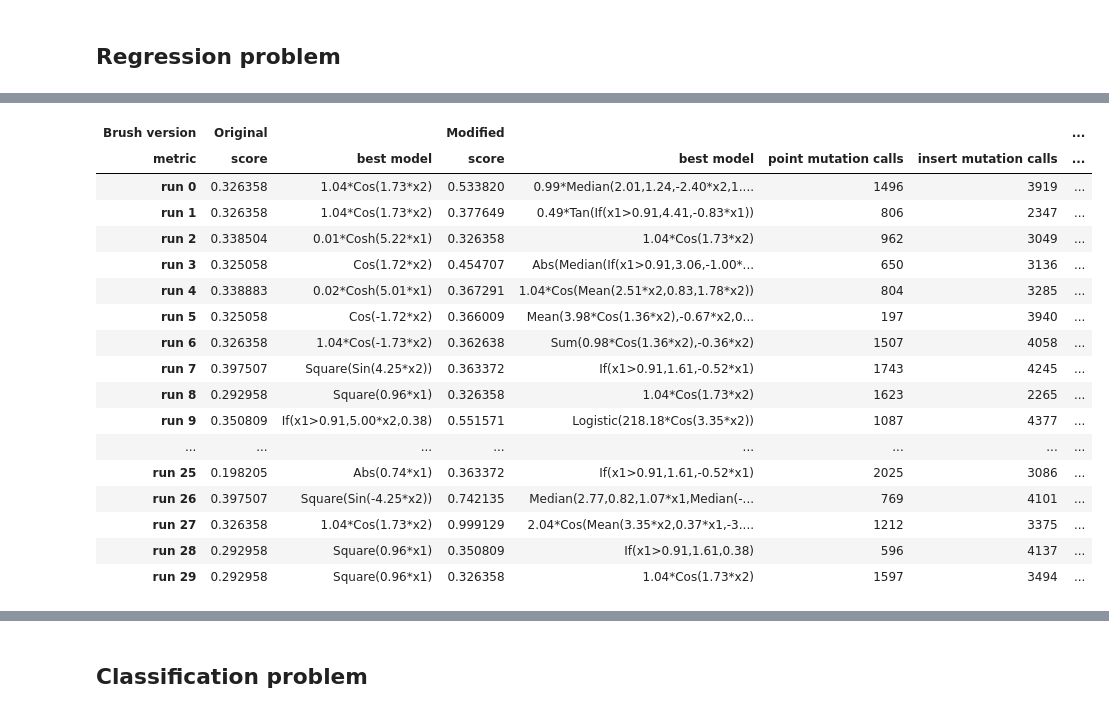
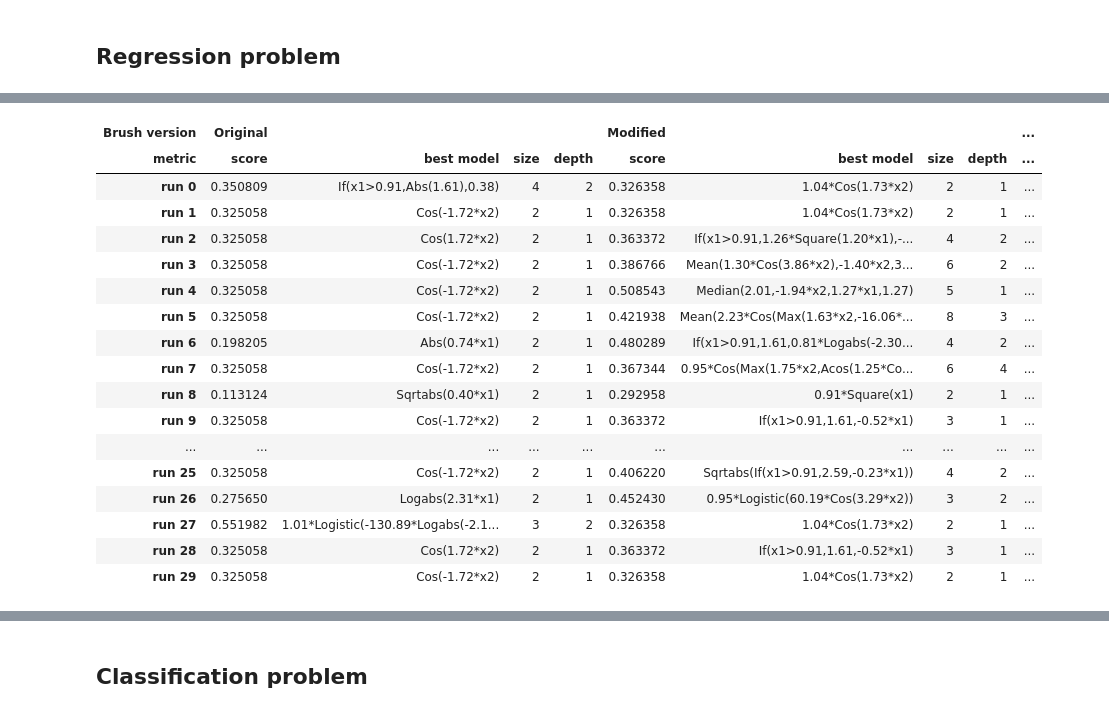
Before and after one commit to cavalab/brush, a Jupyter notebook: src/brush/D_TS_experiments.ipynb, the cells around one changed output, grey strips where cells are left out. Drawn from its saved outputs; the diff is of its cells as text; code cells hidden in the pictures.

```diff
--- a/src/brush/D_TS_experiments.ipynb
+++ b/src/brush/D_TS_experiments.ipynb
@@ -281,7 +311,6 @@ class BrushRegressorMod(BrushEstimatorMod, RegressorMixin):
 # %%
 # This is needed to avoid racing conditions (https://deap.readthedocs.io/en/master/tutorials/basic/part4.html)
 if __name__ == '__main__':
-    import pandas as pd
     from brush import BrushRegressor
 
     import warnings
@@ -300,16 +329,19 @@ if __name__ == '__main__':
     y = data['target']
 
     kwargs = {
-        'pop_size'  : 200,
-        'max_gen'   : 40,
+        'verbosity' : False,
+        'pop_size'  : 100,
+        'max_gen'   : 100,
         'max_depth' : 10,
         'max_size'  : 20,
         'mutation_options' : {"point":0.25, "insert": 0.25, "delete":  0.25, "toggle_weight": 0.25}
     }
 
-    df = pd.DataFrame(columns=pd.MultiIndex.from_tuples(
+    results = pd.DataFrame(columns=pd.MultiIndex.from_tuples(
         [('Original', 'score'), ('Original', 'best model'),
+         ('Original', 'size'),  ('Original', 'depth'),
          ('Modified', 'score'), ('Modified', 'best model'),
+         ('Modified', 'size'),  ('Modified', 'depth'),
          ('Modified', 'point mutation calls'),
          ('Modified', 'insert mutation calls'),
          ('Modified', 'delete mutation calls'),
@@ -320,37 +352,32 @@ if __name__ == '__main__':
     for i in range(30):
         try:
             print(f"{i}, ", end='\n' if (i==29) else '')
-            kwargs['verbosity'] = (i==29) #verbosity only on last one
 
             est     = BrushRegressor(**kwargs).fit(X,y)
             est_mab = BrushRegressorMod(**kwargs).fit(X,y)
 
-            total_rewards = {arm_idx : sum([r for (t, i, r) in est_mab.learner_.pull_history if i==arm_idx])
-                            for arm_idx in range(est_mab.learner_.num_bandits)}
-            total_pulls   = {arm_idx : sum([1 for (t, i, r) in est_mab.learner_.pull_history if i==arm_idx])
-                            for arm_idx in range(est_mab.learner_.num_bandits)}
+            learner_log = pd.DataFrame(est_mab.learner_.pull_history).set_index('t')
 
-            df.loc[f'run {i}'] = [est.score(X,y), est.best_estimator_.get_model(),
-                                est_mab.score(X,y), est_mab.best_estimator_.get_model(), *total_pulls.values()]
+            total_rewards = learner_log.groupby('arm idx')['reward'].sum().to_dict()
+            total_pulls   = learner_log['arm idx'].value_counts().to_dict()
+
+            results.loc[f'run {i}'] = [
+                # Original implementation
+                est.score(X,y), est.best_estimator_.get_model(),
+                est.best_estimator_.size(), est.best_estimator_.depth(),
+
+                # Implementation using Dynamic Thompson Sampling
+                est_mab.score(X,y), est_mab.best_estimator_.get_model(),
+                est_mab.best_estimator_.size(), est_mab.best_estimator_.depth(),
+
+                # Mutation count
+                *total_pulls.values()]
+
         except Exception as e:
             print(e)
 
-    display(df)
-    display(df.describe())
-
-    if True: # plot the cumulative history of pulls
-        !pip install matplotlib > /dev/null
-        import matplotlib.pyplot as plt
-
-        # Plot for evaluations, not generations
-        data = np.zeros( (len(est_mab.learner_.pull_history)+1, 4) )
-        for i, (t, arm, r) in enumerate(est_mab.learner_.pull_history):
-            data[i+1, :] = data[i]
-            data[i+1, arm] += 1
-
-        plt.plot(data, label=['point', 'insert', 'delete', 'toggle_weight'])
-        plt.xlabel("Evaluations")
-        plt.ylabel("Number of times mutation was used")
-        plt.legend()
+    # Showing results and statistics
+    display(results)
+    display(results.describe())
 # %% [output]
 0, 1, 2, 3, 4, 5, 6, 7, 8, 9, 10, 11, 12, 13, 14, 15, 16, 17, 18, 19, 20, 21, 22, 23, 24, 25, 26, 27, 28, 29,
@@ -373,18 +384,18 @@ Final population hypervolume is 49370.222358
-| Brush version | Original |  | Modified |  |  |  | ... |
-| metric | score | best model | score | best model | point mutation calls | insert mutation calls | ... |
-| run 0 | 0.326358 | 1.04*Cos(1.73*x2) | 0.533820 | 0.99*Median(2.01,1.24,-2.40*x2,1.... | 1496 | 3919 | ... |
-| run 1 | 0.326358 | 1.04*Cos(1.73*x2) | 0.377649 | 0.49*Tan(If(x1>0.91,4.41,-0.83*x1)) | 806 | 2347 | ... |
-| run 2 | 0.338504 | 0.01*Cosh(5.22*x1) | 0.326358 | 1.04*Cos(1.73*x2) | 962 | 3049 | ... |
-| run 3 | 0.325058 | Cos(1.72*x2) | 0.454707 | Abs(Median(If(x1>0.91,3.06,-1.00*... | 650 | 3136 | ... |
-| run 4 | 0.338883 | 0.02*Cosh(5.01*x1) | 0.367291 | 1.04*Cos(Mean(2.51*x2,0.83,1.78*x2)) | 804 | 3285 | ... |
-| run 5 | 0.325058 | Cos(-1.72*x2) | 0.366009 | Mean(3.98*Cos(1.36*x2),-0.67*x2,0... | 197 | 3940 | ... |
-| run 6 | 0.326358 | 1.04*Cos(-1.73*x2) | 0.362638 | Sum(0.98*Cos(1.36*x2),-0.36*x2) | 1507 | 4058 | ... |
-| run 7 | 0.397507 | Square(Sin(4.25*x2)) | 0.363372 | If(x1>0.91,1.61,-0.52*x1) | 1743 | 4245 | ... |
-| run 8 | 0.292958 | Square(0.96*x1) | 0.326358 | 1.04*Cos(1.73*x2) | 1623 | 2265 | ... |
-| run 9 | 0.350809 | If(x1>0.91,5.00*x2,0.38) | 0.551571 | Logistic(218.18*Cos(3.35*x2)) | 1087 | 4377 | ... |
-| ... | ... | ... | ... | ... | ... | ... | ... |
-| run 25 | 0.198205 | Abs(0.74*x1) | 0.363372 | If(x1>0.91,1.61,-0.52*x1) | 2025 | 3086 | ... |
-| run 26 | 0.397507 | Square(Sin(-4.25*x2)) | 0.742135 | Median(2.77,0.82,1.07*x1,Median(-... | 769 | 4101 | ... |
-| run 27 | 0.326358 | 1.04*Cos(1.73*x2) | 0.999129 | 2.04*Cos(Mean(3.35*x2,0.37*x1,-3.... | 1212 | 3375 | ... |
-| run 28 | 0.292958 | Square(0.96*x1) | 0.350809 | If(x1>0.91,1.61,0.38) | 596 | 4137 | ... |
-| run 29 | 0.292958 | Square(0.96*x1) | 0.326358 | 1.04*Cos(1.73*x2) | 1597 | 3494 | ... |
+| Brush version | Original |  |  |  | Modified |  |  |  | ... |
+| metric | score | best model | size | depth | score | best model | size | depth | ... |
+| run 0 | 0.350809 | If(x1>0.91,Abs(1.61),0.38) | 4 | 2 | 0.326358 | 1.04*Cos(1.73*x2) | 2 | 1 | ... |
+| run 1 | 0.325058 | Cos(-1.72*x2) | 2 | 1 | 0.326358 | 1.04*Cos(1.73*x2) | 2 | 1 | ... |
+| run 2 | 0.325058 | Cos(1.72*x2) | 2 | 1 | 0.363372 | If(x1>0.91,1.26*Square(1.20*x1),-... | 4 | 2 | ... |
+| run 3 | 0.325058 | Cos(-1.72*x2) | 2 | 1 | 0.386766 | Mean(1.30*Cos(3.86*x2),-1.40*x2,3... | 6 | 2 | ... |
+| run 4 | 0.325058 | Cos(-1.72*x2) | 2 | 1 | 0.508543 | Median(2.01,-1.94*x2,1.27*x1,1.27) | 5 | 1 | ... |
+| run 5 | 0.325058 | Cos(-1.72*x2) | 2 | 1 | 0.421938 | Mean(2.23*Cos(Max(1.63*x2,-16.06*... | 8 | 3 | ... |
+| run 6 | 0.198205 | Abs(0.74*x1) | 2 | 1 | 0.480289 | If(x1>0.91,1.61,0.81*Logabs(-2.30... | 4 | 2 | ... |
+| run 7 | 0.325058 | Cos(-1.72*x2) | 2 | 1 | 0.367344 | 0.95*Cos(Max(1.75*x2,Acos(1.25*Co... | 6 | 4 | ... |
+| run 8 | 0.113124 | Sqrtabs(0.40*x1) | 2 | 1 | 0.292958 | 0.91*Square(x1) | 2 | 1 | ... |
+| run 9 | 0.325058 | Cos(-1.72*x2) | 2 | 1 | 0.363372 | If(x1>0.91,1.61,-0.52*x1) | 3 | 1 | ... |
+| ... | ... | ... | ... | ... | ... | ... | ... | ... | ... |
+| run 25 | 0.325058 | Cos(-1.72*x2) | 2 | 1 | 0.406220 | Sqrtabs(If(x1>0.91,2.59,-0.23*x1)) | 4 | 2 | ... |
+| run 26 | 0.275650 | Logabs(2.31*x1) | 2 | 1 | 0.452430 | 0.95*Logistic(60.19*Cos(3.29*x2)) | 3 | 2 | ... |
+| run 27 | 0.551982 | 1.01*Logistic(-130.89*Logabs(-2.1... | 3 | 2 | 0.326358 | 1.04*Cos(1.73*x2) | 2 | 1 | ... |
+| run 28 | 0.325058 | Cos(1.72*x2) | 2 | 1 | 0.363372 | If(x1>0.91,1.61,-0.52*x1) | 3 | 1 | ... |
+| run 29 | 0.325058 | Cos(-1.72*x2) | 2 | 1 | 0.326358 | 1.04*Cos(1.73*x2) | 2 | 1 | ... |
```
Also changed, not shown: parts of 7 cells of this notebook, 1 other file.
